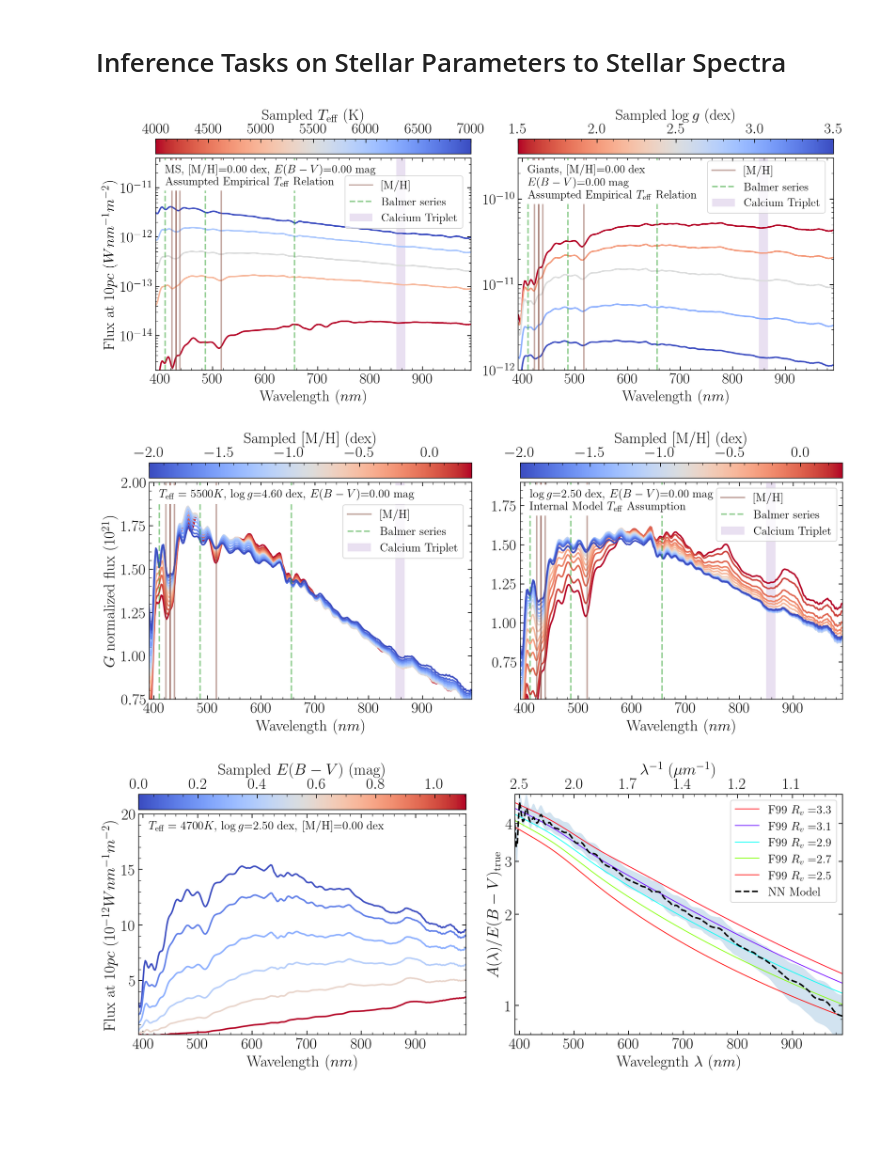
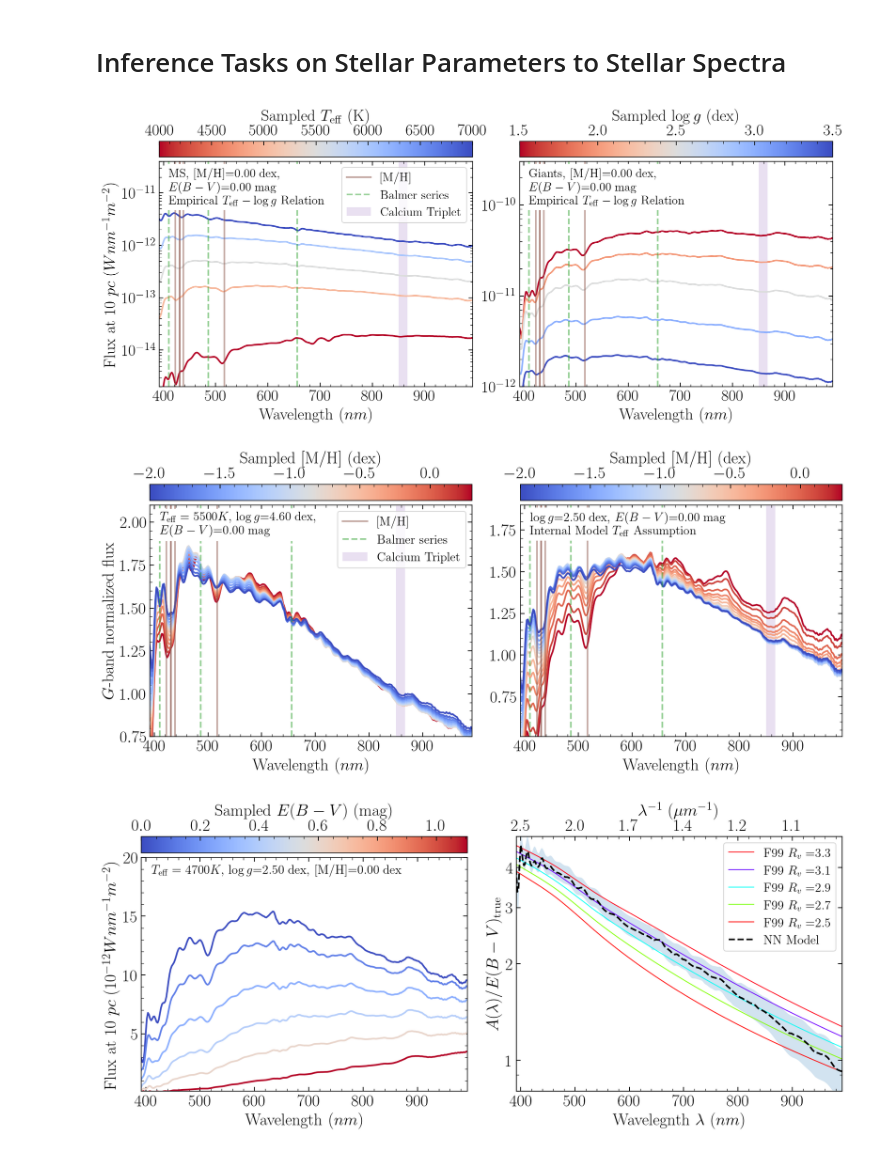
Before and after one commit to henrysky/astroNN_stars_foundation, a Jupyter notebook: Inference_Labels2Spec.ipynb, the cells around one changed output. Saved outputs shown, nothing was run; the diff lists cells and outputs as text; code cells hidden in the pictures; blank space fills up the shorter version.

```diff
--- a/Inference_Labels2Spec.ipynb
+++ b/Inference_Labels2Spec.ipynb
@@ -82,7 +82,7 @@ spectrum_3 = nn_xp_coeffs_phys(nn_model, teff=5500.0, logg=4.3, m_h=0.0, logebv=
 spectrum_4 = nn_xp_coeffs_phys(nn_model, teff=5000.0, logg=4.5, m_h=0.0, logebv=-7., absolute_flux=True)
 spectrum_5 = nn_xp_coeffs_phys(nn_model, teff=4000.0, logg=4.6, m_h=0.0, logebv=-7., absolute_flux=True)
 
-fig = plt.figure(figsize=(16, 5.5))
+fig = plt.figure(figsize=(15, 5.5))
 subfigs = fig.subfigures(1, 1)
 
 (ax1, ax2) = subfigs.subplots(1, 2, gridspec_kw={"wspace": 0.15, "hspace": 0.1})
@@ -100,7 +100,7 @@ setup_xp_physical_plot(
     lines_list=True,
 )
 ax1.annotate(
-    "MS, [M/H]=0.00 dex, $E(B-V)$=0.00 mag\nAssumpted Empirical $T_\mathrm{eff}$ Relation",
+    "MS, [M/H]=0.00 dex,\n$E(B-V)$=0.00 mag\nEmpirical $T_\mathrm{eff}-\log{g}$ Relation",
     xy=(0.03, 0.97),
     xycoords=ax1,
     fontsize=15,
@@ -110,7 +110,7 @@ ax1.annotate(
 )
 ax1.set_yscale("log")
 ax1.set_ylim(2*10**-15, 4*10**-11)
-ax1.legend(loc=(0.60, 0.67))
+ax1.legend(loc="best")
 
 # ================================== Giant ==================================
 spectrum = nn_xp_coeffs_phys(
@@ -128,43 +128,44 @@ spectrum_4 = nn_xp_coeffs_phys(
 spectrum_5 = nn_xp_coeffs_phys(
     nn_model, teff=5133.0, logg=3.5, m_h=0.0, logebv=-7, absolute_flux=True
 )
 
 setup_xp_physical_plot(
     ax2,
     [spectrum, spectrum_2, spectrum_3, spectrum_4, spectrum_5],
     [1.5, 2.0, 2.5, 3.0, 3.5],
     plt.cm.coolwarm_r,
     1.5,
     3.5,
     "Sampled $\log{g}$ (dex)",
     lines_list=True,
 )
 
 ax2.annotate(
-    "Giants, [M/H]=0.00 dex\n$E(B-V)$=0.00 mag\nAssumpted Empirical $T_\mathrm{eff}$ Relation",
+    "Giants, [M/H]=0.00 dex,\n$E(B-V)$=0.00 mag\nEmpirical $T_\mathrm{eff}-\log{g}$ Relation",
     xy=(0.03, 0.97),
     xycoords=ax2,
     fontsize=15,
     ha="left",
     va="top",
     backgroundcolor="w",
 )
 ax2.set_ylim(1 * 10**-12, 3 * 10**-10)
 ax2.set_yscale("log")
-ax2.legend(loc=(0.6, 0.74))
 ax2.set_ylabel(None)
 
 # subfigs.suptitle("$\\underline{\\mathrm{NN\,Spectra\,for\,Sampled\,Physical\,Parameters}}$", fontsize=20)
 fig.savefig("./figs/spec_teff_logg_abs.pdf", bbox_inches="tight")
 # %% [output]
-[figure, old version]
+[figure, new version]
 # %%
-fig = plt.figure(figsize=(16, 5.5))
+fig = plt.figure(figsize=(15, 5.5))
 subfigs = fig.subfigures(1, 1)
 (ax1, ax2) = subfigs.subplots(1, 2, gridspec_kw={"wspace": 0.15, "hspace": 0.0})
 # ================================== Main Sequence ==================================
 mhs = np.linspace(0.3, -2.0, 16)
-spec_ls = [nn_xp_coeffs_phys(nn_model, teff=5500.0, logg=4.6, m_h=i, logebv=-7.) for i in mhs]
+spec_ls = [
+    nn_xp_coeffs_phys(nn_model, teff=5500.0, logg=4.6, m_h=i, logebv=-7.0) for i in mhs
+]
 
 setup_xp_physical_plot(
     ax1,
@@ -180,7 +181,7 @@ setup_xp_physical_plot(
 
 
 ax1.annotate(
-    "$T_\mathrm{eff}=5500K$, $\log{g}$=4.60 dex, $E(B-V)$=0.00 mag",
+    "$T_\mathrm{eff}=5500K$, $\log{g}$=4.60 dex,\n$E(B-V)$=0.00 mag",
     xy=(0.03, 0.97),
     xycoords=ax1,
     fontsize=15,
@@ -188,13 +189,13 @@ ax1.annotate(
     va="top",
     backgroundcolor="w",
 )
-ax1.set_ylabel("$G$ normalized flux ($10^{21}$)")
-ax1.set_ylim(0.75, 2.0)
-ax1.legend(loc=(0.60, 0.65))
+ax1.set_ylabel("$G$-band normalized flux")
+ax1.set_ylim(0.75, 2.1)
+ax1.legend(loc="best")
 
 # ================================== Giant ==================================
 mhs = np.linspace(0.3, -2.0, 16)
-spec_ls = [nn_xp_coeffs_phys(nn_model, logg=2.5, m_h=i, logebv=-6.) for i in mhs]
+spec_ls = [nn_xp_coeffs_phys(nn_model, logg=2.5, m_h=i, logebv=-6.0) for i in mhs]
 
 setup_xp_physical_plot(
     ax2,
@@ -217,15 +218,13 @@ ax2.annotate(
     va="top",
     backgroundcolor="w",
 )
-ax2.set_ylabel("$G$ normalized flux ($10^{21}$)")
 ax2.set_ylim(0.51, 1.9)
 ax2.set_ylabel(None)
-ax2.legend(loc="best")
 fig.savefig("./figs/spec_mh.pdf", bbox_inches="tight")
 # %% [output]
-[figure, old version]
+[figure, new version]
 # %%
-fig = plt.figure(figsize=(16, 5.5))
+fig = plt.figure(figsize=(15, 5.5))
 subfigs = fig.subfigures(1, 1)
 (ax1, ax2) = subfigs.subplots(1, 2, gridspec_kw={"wspace": 0.15, "hspace": 0.0})
 
@@ -311,7 +310,7 @@ ax3.set_xlabel("$\\lambda^{-1}$ ($\\mu m^{-1}$)")
 
 fig.savefig("./figs/spec_extinction.pdf", bbox_inches="tight")
 # %% [output]
-[figure, old version]
+[figure, new version]
 # %%
 fig = plt.figure(figsize=(15.5, 9))
 subfigs = fig.subfigures(1, 1)
```
Also changed, not shown: parts of 3 cells of this notebook, 9 other files.
